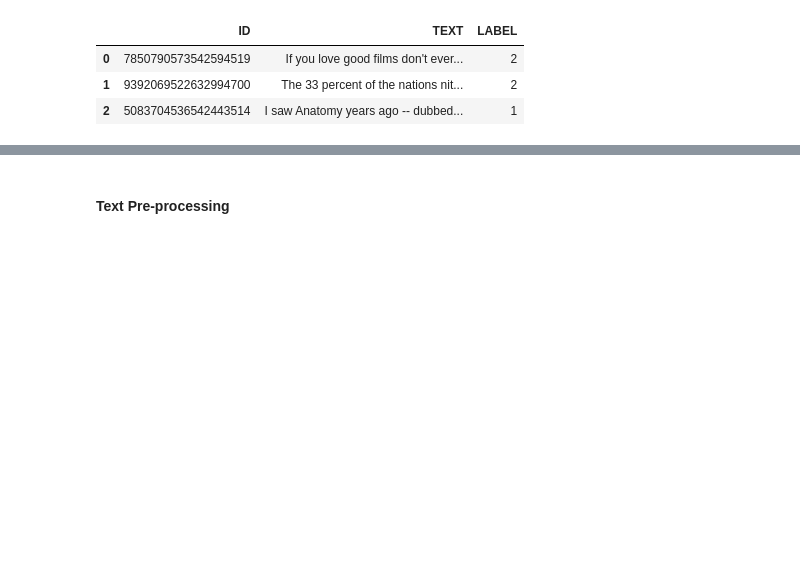
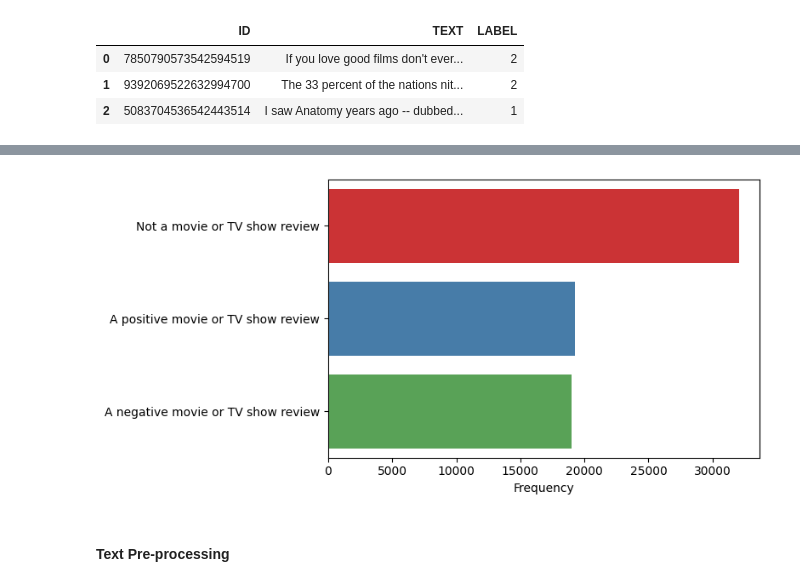
Before and after one commit to uazhlt-ms-program/grad-level-term-project-kaggle-competition-bharath03-a, a Jupyter notebook: text_classification.ipynb, the cells around one changed output, grey strips where cells are left out. Drawn from its saved outputs; the diff is of its cells as text; code cells hidden in the pictures; blank space fills up the shorter version.

Commit message:
Best training accuracy until now

```diff
--- a/text_classification.ipynb
+++ b/text_classification.ipynb
@@ -18,10 +41,13 @@ from sklearn.model_selection import train_test_split, GridSearchCV, RandomizedSe
 # %%
-# Reading data
+# Reading data Function
 def read_csv(file_path):
-    """_summary_
+    """Reading the data
 
     Args:
-        file_path (_type_): _description_
+        file_path (string)
+
+    Returns:
+        pd.Dataframe
     """
     text_data = pd.read_csv(file_path, sep=",")
     return text_data
@@ -83,6 +109,27 @@ Number of NULL rows: ID       0
 TEXT     6
 LABEL    0
 dtype: int64
+# %%
+# Plotting the Label frequency
+label_counts = train_data['LABEL'].value_counts()
+
+plot_labels = {
+    0 : 'Not a movie or TV show review',
+    1 : 'A positive movie or TV show review',
+    2 : 'A negative movie or TV show review'
+}
+
+label_counts.rename(index=plot_labels, inplace=True)
+
+
+plt.figure(figsize=(8, 4))
+sns.barplot(x=label_counts.values, y=label_counts.index, palette='Set1')
+plt.xlabel('Frequency')
+plt.ylabel('')
+plt.tight_layout()
+plt.show()
+# %% [output]
+[figure, added]
 # %% [markdown]
 #### **Text Pre-processing**
 # %%
```
Also changed, not shown: parts of 17 cells of this notebook.
